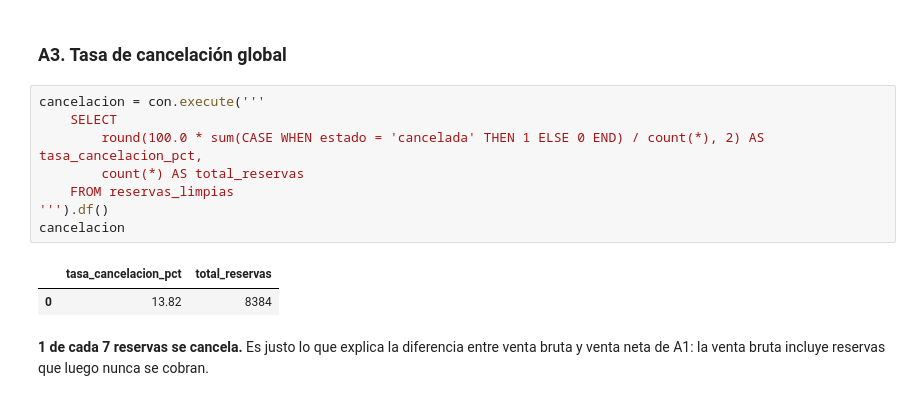
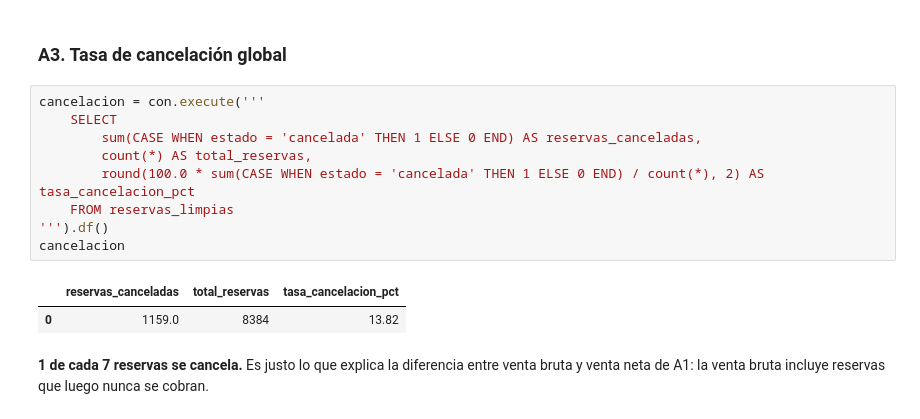
Before and after one commit to Irenegov/civitatis-business-case, a Jupyter notebook: notebooks/02_negocio_y_destinos.ipynb, the cells around one changed output. Drawn from its saved outputs; the diff is of its cells as text.

```diff
--- a/notebooks/02_negocio_y_destinos.ipynb
+++ b/notebooks/02_negocio_y_destinos.ipynb
@@ -222,14 +222,15 @@ Antes de julio de 2024, venta_neta es prácticamente 0€ (solo 11 reservas suel
 # %%
 cancelacion = con.execute('''
     SELECT
-        round(100.0 * sum(CASE WHEN estado = 'cancelada' THEN 1 ELSE 0 END) / count(*), 2) AS tasa_cancelacion_pct,
-        count(*) AS total_reservas
+        sum(CASE WHEN estado = 'cancelada' THEN 1 ELSE 0 END) AS reservas_canceladas,
+        count(*) AS total_reservas,
+        round(100.0 * sum(CASE WHEN estado = 'cancelada' THEN 1 ELSE 0 END) / count(*), 2) AS tasa_cancelacion_pct
     FROM reservas_limpias
 ''').df()
 cancelacion
 # %% [output]
-|  | tasa_cancelacion_pct | total_reservas |
-| 0 | 13.82 | 8384 |
+|  | reservas_canceladas | total_reservas | tasa_cancelacion_pct |
+| 0 | 1159.0 | 8384 | 13.82 |
 # %% [markdown]
 **1 de cada 7 reservas se cancela.** Es justo lo que explica la diferencia
 entre venta bruta y venta neta de A1: la venta bruta incluye reservas que
```
